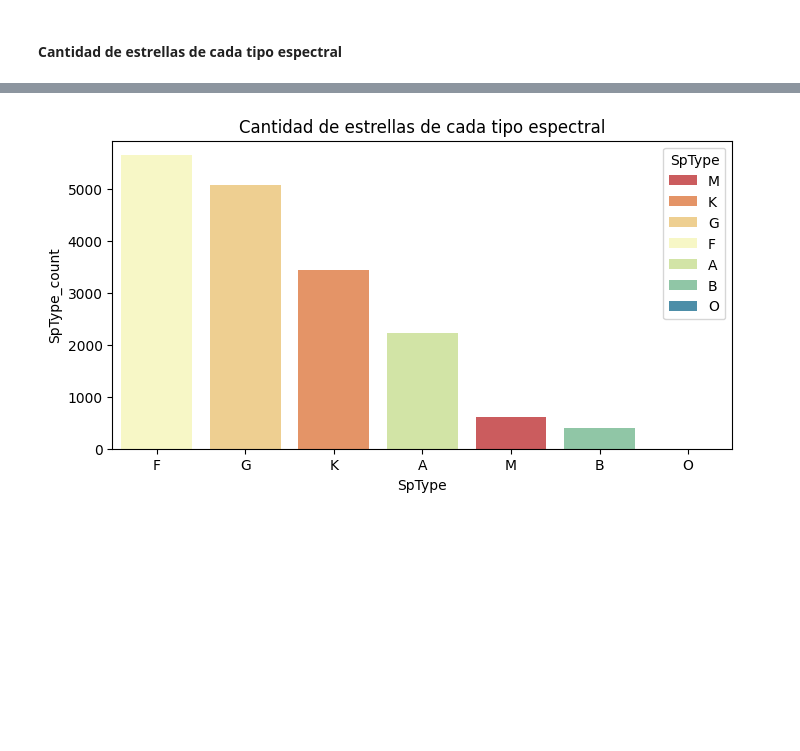
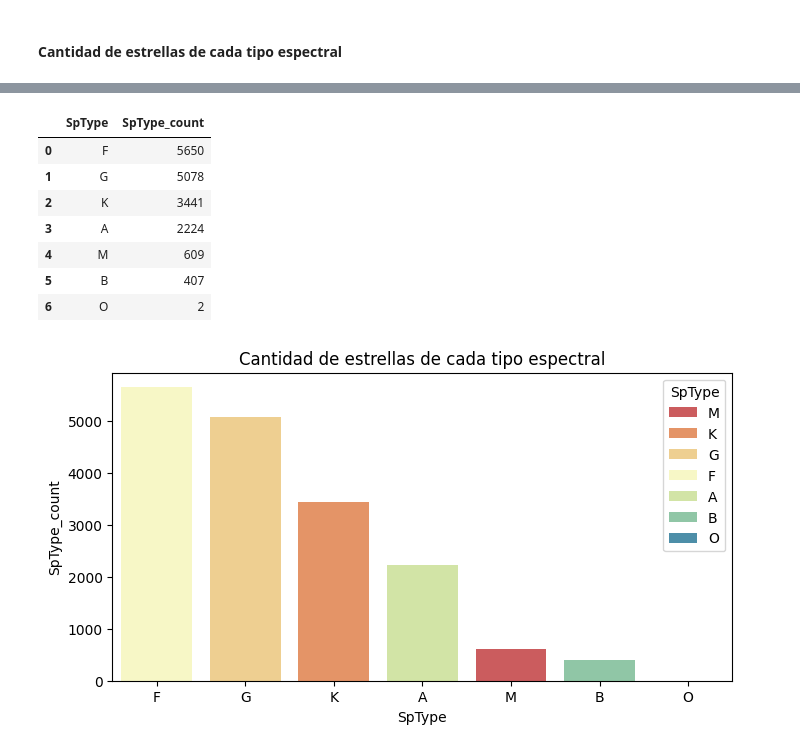
Before and after one commit to molkrovic/Tipos-espectrales, a Jupyter notebook: src/tipos_espectrales.ipynb, the cells around one changed output, grey strips where cells are left out. Cells and saved outputs as stored; diff of their text form; code cells hidden in the pictures; blank space fills up the shorter version.

```diff
--- a/src/tipos_espectrales.ipynb
+++ b/src/tipos_espectrales.ipynb
@@ -200,9 +264,20 @@ plt.show()
 # %%
-dict_sptype = dict(df['SpType'].value_counts())
+dict_sptype = dict(df['SpType_short'].value_counts())
 sptype = list(dict_sptype.keys())
 sptype_count = list(dict_sptype.values())
 # %%
 df_sptype = pd.DataFrame({'SpType':sptype, 'SpType_count':sptype_count})
+# %%
+df_sptype
+# %% [output]
+|  | SpType | SpType_count |
+| 0 | F | 5650 |
+| 1 | G | 5078 |
+| 2 | K | 3441 |
+| 3 | A | 2224 |
+| 4 | M | 609 |
+| 5 | B | 407 |
+| 6 | O | 2 |
 # %%
 plt.figure(figsize=(8, 4))
 sns.barplot(data=df_sptype, x='SpType', y='SpType_count', hue='SpType', hue_order=['M', 'K', 'G', 'F', 'A', 'B', 'O'], palette='Spectral', dodge=False)
```
Also changed, not shown: parts of 22 cells of this notebook, 1 other file.
